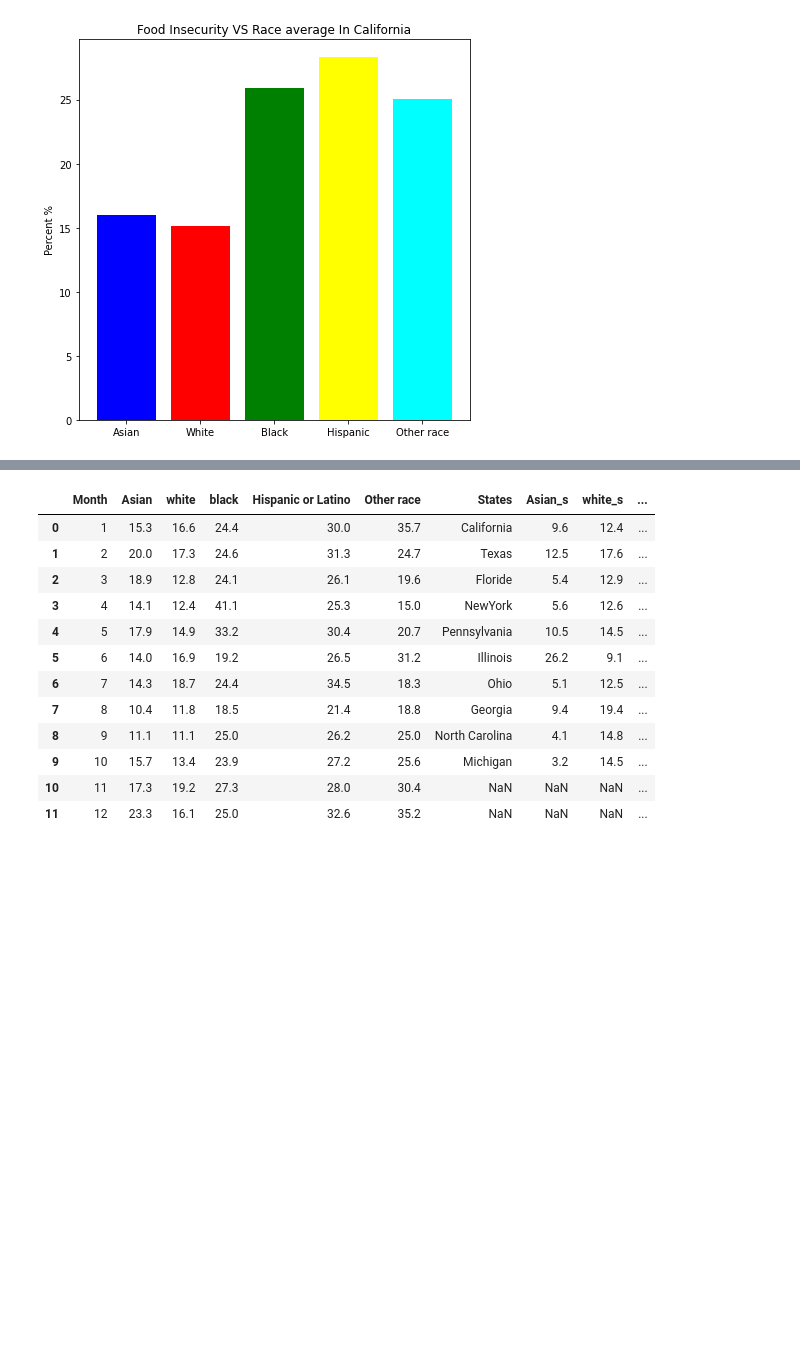
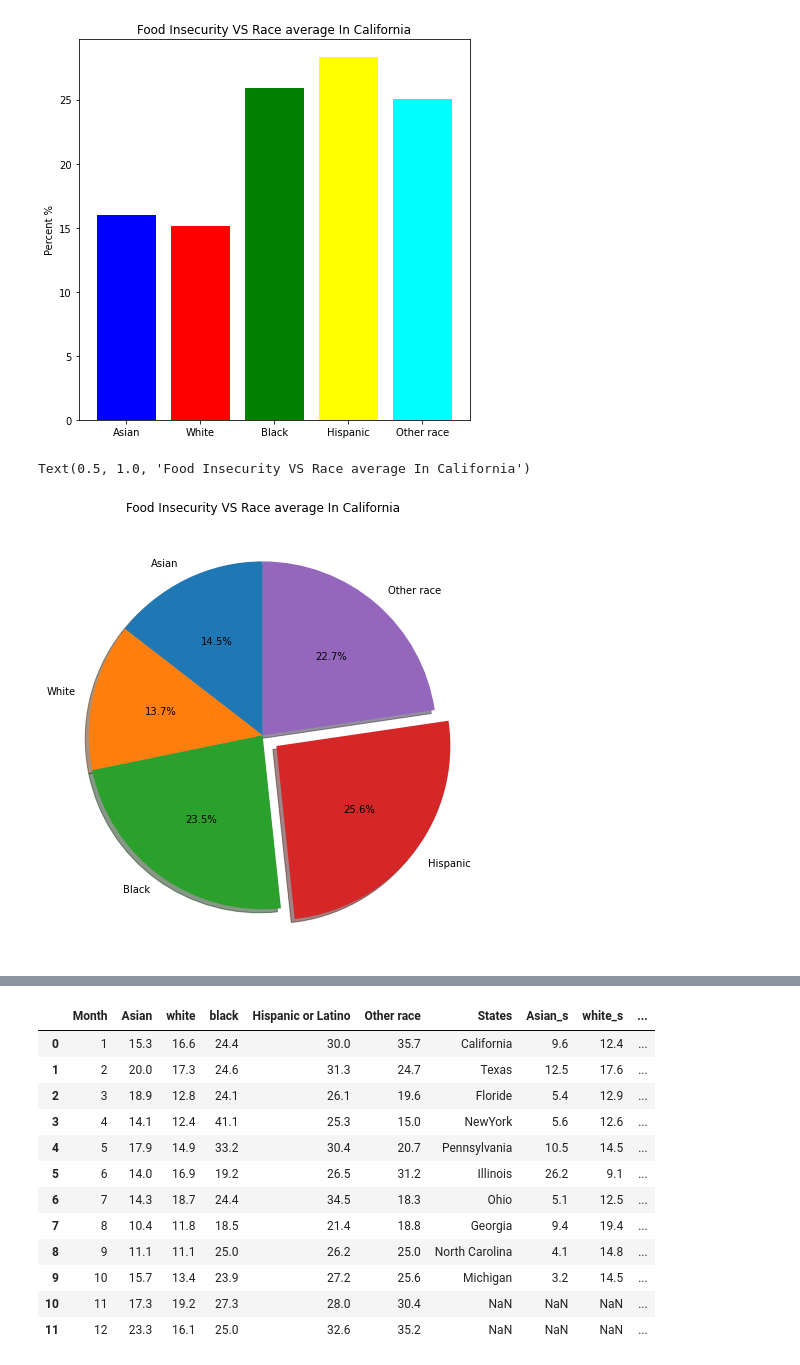
Before and after one commit to MCsweetsoup/ECE143-FinalProject, a Jupyter notebook: Food Insercuity.ipynb, the cells around one changed output, grey strips where cells are left out. Cells and saved outputs as stored; diff of their text form; code cells hidden in the pictures; blank space fills up the shorter version.

```diff
--- a/Food Insercuity.ipynb
+++ b/Food Insercuity.ipynb
@@ -65,3 +65,11 @@ plt.title('Food Insecurity VS Race average In California')
 # %% [output]
 Text(0.5, 1.0, 'Food Insecurity VS Race average In California')
 [figure]
+# %%
+explode=[0,0,0,0.1,0]
+plt.figure(figsize=(8,8))
+plt.pie(average, explode=explode,labels=name,autopct='%1.1f%%',shadow=True, startangle=90)
+plt.title('Food Insecurity VS Race average In California')
+# %% [output]
+Text(0.5, 1.0, 'Food Insecurity VS Race average In California')
+[figure, added]
```
Also changed, not shown: parts of 2 cells of this notebook, 8 other files.
